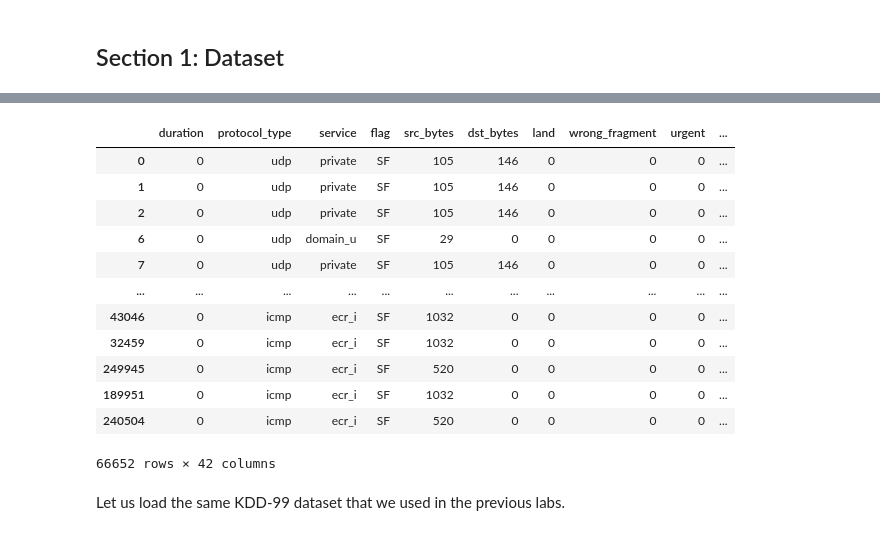
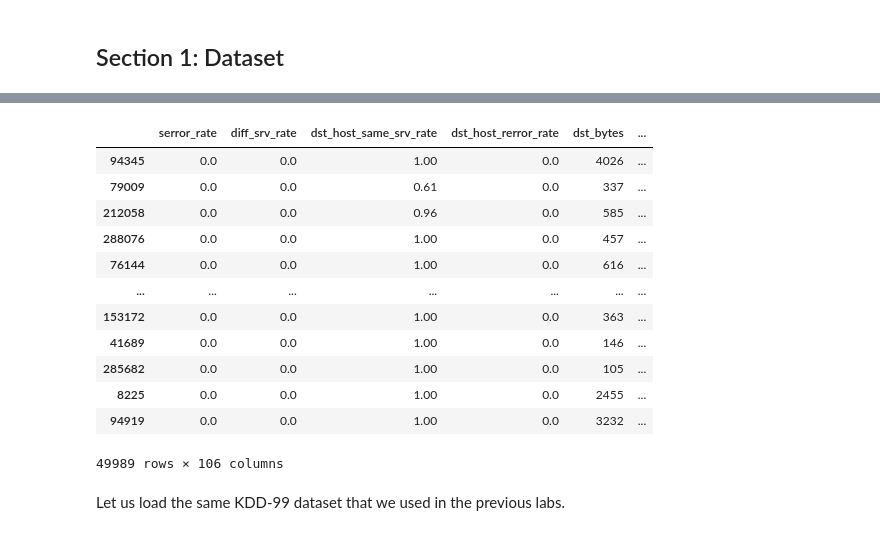
Before and after one commit to TAMIDSpiyalong/Advanced-Concepts-in-Machine-Learning-for-Energy, a Jupyter notebook: Lecture_3d.ipynb, the cells around one changed output, grey strips where cells are left out. Saved outputs shown, nothing was run; the diff lists cells and outputs as text; code cells hidden in the pictures.

```diff
--- a/Lecture_3d.ipynb
+++ b/Lecture_3d.ipynb
@@ -119,22 +117,22 @@ x_train, x_test, y_train, y_test = train_test_split(numeric_cat_data,
 
 # save the datasets for later use
 preprocessed_data = {    'x_train':x_train,'y_train':y_train,'x_test':x_test,'y_test':y_test,'le':le}
-# %%
-df
-# %% [output]
-|  | duration | protocol_type | service | flag | src_bytes | dst_bytes | land | wrong_fragment | urgent | ... |
-| 0 | 0 | udp | private | SF | 105 | 146 | 0 | 0 | 0 | ... |
-| 1 | 0 | udp | private | SF | 105 | 146 | 0 | 0 | 0 | ... |
-| 2 | 0 | udp | private | SF | 105 | 146 | 0 | 0 | 0 | ... |
-| 6 | 0 | udp | domain_u | SF | 29 | 0 | 0 | 0 | 0 | ... |
-| 7 | 0 | udp | private | SF | 105 | 146 | 0 | 0 | 0 | ... |
-| ... | ... | ... | ... | ... | ... | ... | ... | ... | ... | ... |
-| 43046 | 0 | icmp | ecr_i | SF | 1032 | 0 | 0 | 0 | 0 | ... |
-| 32459 | 0 | icmp | ecr_i | SF | 1032 | 0 | 0 | 0 | 0 | ... |
-| 249945 | 0 | icmp | ecr_i | SF | 520 | 0 | 0 | 0 | 0 | ... |
-| 189951 | 0 | icmp | ecr_i | SF | 1032 | 0 | 0 | 0 | 0 | ... |
-| 240504 | 0 | icmp | ecr_i | SF | 520 | 0 | 0 | 0 | 0 | ... |
-66652 rows × 42 columns
+# %%
+preprocessed_data['x_train']
+# %% [output]
+|  | serror_rate | diff_srv_rate | dst_host_same_srv_rate | dst_host_rerror_rate | dst_bytes | ... |
+| 94345 | 0.0 | 0.0 | 1.00 | 0.0 | 4026 | ... |
+| 79009 | 0.0 | 0.0 | 0.61 | 0.0 | 337 | ... |
+| 212058 | 0.0 | 0.0 | 0.96 | 0.0 | 585 | ... |
+| 288076 | 0.0 | 0.0 | 1.00 | 0.0 | 457 | ... |
+| 76144 | 0.0 | 0.0 | 1.00 | 0.0 | 616 | ... |
+| ... | ... | ... | ... | ... | ... | ... |
+| 153172 | 0.0 | 0.0 | 1.00 | 0.0 | 363 | ... |
+| 41689 | 0.0 | 0.0 | 1.00 | 0.0 | 146 | ... |
+| 285682 | 0.0 | 0.0 | 1.00 | 0.0 | 105 | ... |
+| 8225 | 0.0 | 0.0 | 1.00 | 0.0 | 2455 | ... |
+| 94919 | 0.0 | 0.0 | 1.00 | 0.0 | 3232 | ... |
+49989 rows × 106 columns
 # %% [markdown]
 Let us load the same KDD-99 dataset that we used in the previous labs.
 # %% [markdown]
```
Also changed, not shown: parts of 29 cells of this notebook.
